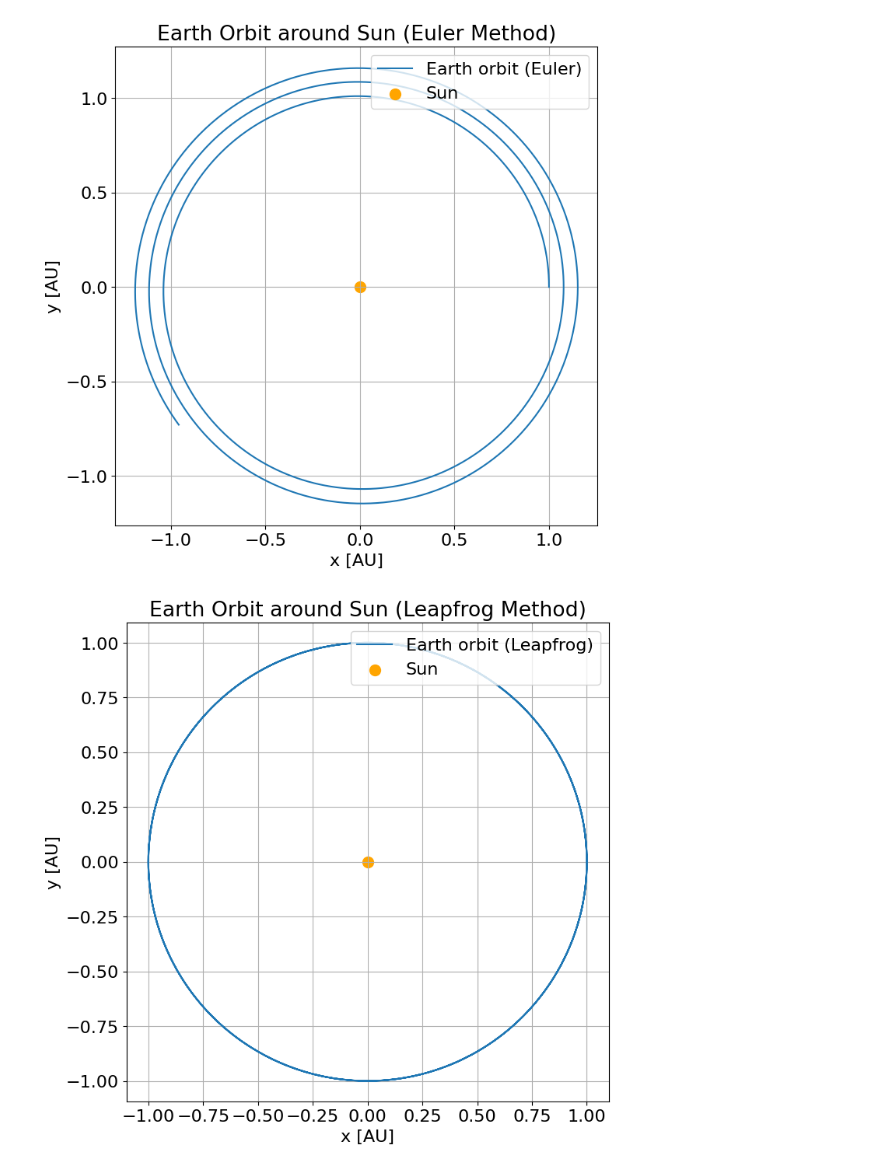
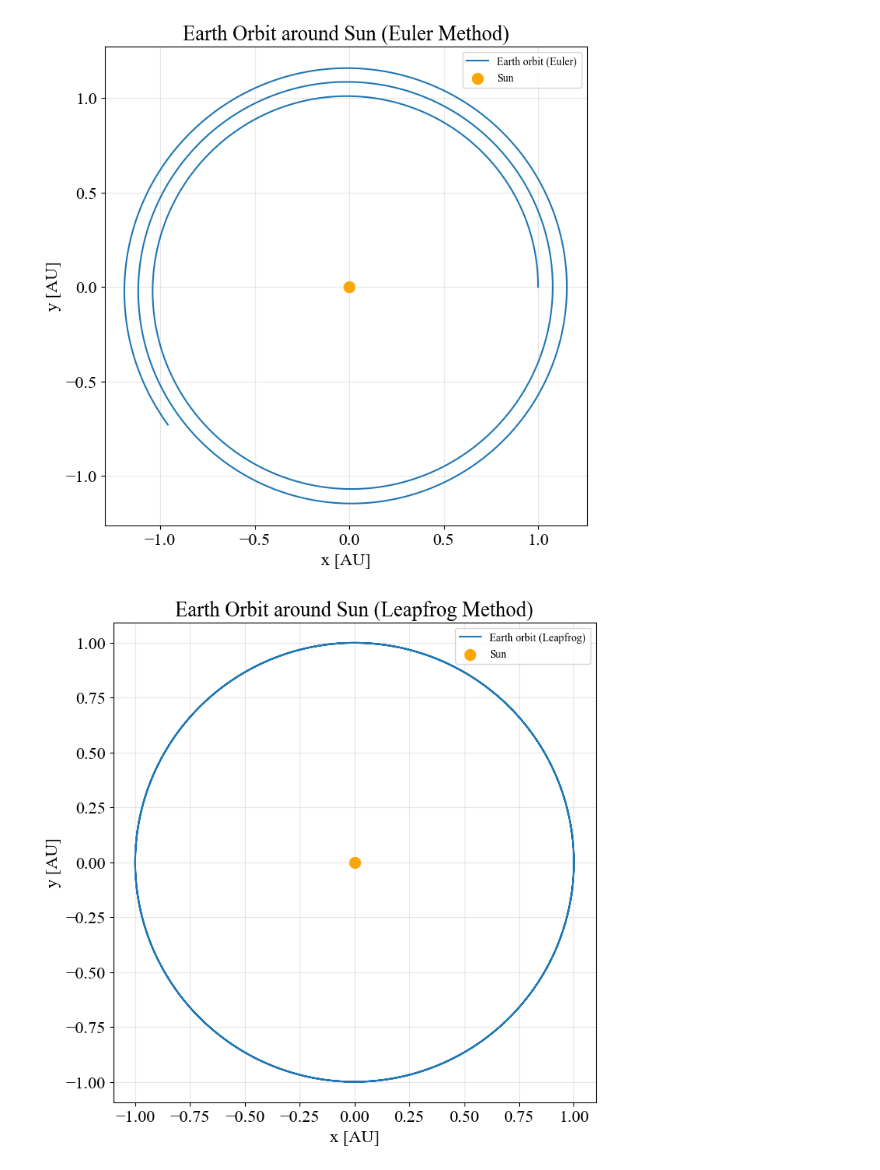
Before and after one commit to Aradhikaaa/N-Body-Simulations, a Jupyter notebook: hw4.ipynb, the cells around one changed output. Cells and saved outputs as stored; diff of their text form; code cells hidden in the pictures.

```diff
--- a/hw4.ipynb
+++ b/hw4.ipynb
@@ -4,3 +4,10 @@ import matplotlib.pyplot as plt
 from matplotlib.animation import FuncAnimation
 from IPython.display import HTML, display
 plt.rcParams.update({'font.size': 16, 'figure.figsize': (8, 8)})
+plt.rcParams['axes.grid'] = True
+plt.rcParams['grid.alpha'] = 0.3
+plt.rcParams.update({
+    "font.family": "serif",
+    "font.serif": ["Times New Roman"],
+    "mathtext.fontset": "stix",   # closest math font to Times
+})
@@ -87,16 +100,16 @@ x2,y2,vx2,vy2 = Leapfrog_method(x0,y0,vx0,vy0,dt, N)
 # %%
 # Plotting the orbit for Euler method
 plt.plot(x1, y1, label='Earth orbit (Euler)')
 plt.scatter(0, 0, color='orange', s=100, label='Sun')  # Sun at origin
 plt.xlabel('x [AU]')
 plt.ylabel('y [AU]')
 plt.title('Earth Orbit around Sun (Euler Method)')
 plt.axis('equal')  # equal scaling for x and y
-plt.legend(loc = "upper right")
-plt.grid(True)
+plt.legend(loc='upper right',fontsize=10)
+plt.savefig("1_Euler_orbit.png", dpi=150, bbox_inches='tight')
 plt.show()
 # %% [output]
-[figure, old version]
+[figure, new version]
 # %%
 # Plotting the orbit for Leapfrog method
 plt.plot(x2, y2, label='Earth orbit (Leapfrog)')
@@ -105,8 +118,8 @@ plt.xlabel('x [AU]')
 plt.ylabel('y [AU]')
 plt.title('Earth Orbit around Sun (Leapfrog Method)')
 plt.axis('equal')  # equal scaling for x and y
-plt.legend(loc = "upper right")
-plt.grid(True)
+plt.legend(loc='upper right',fontsize=10)
+plt.savefig("1_Leapfrog_orbit.png", dpi=150, bbox_inches='tight')
 plt.show()
 # %% [output]
-[figure, old version]
+[figure, new version]
```
Also changed, not shown: parts of 26 cells of this notebook, 1 other file.
